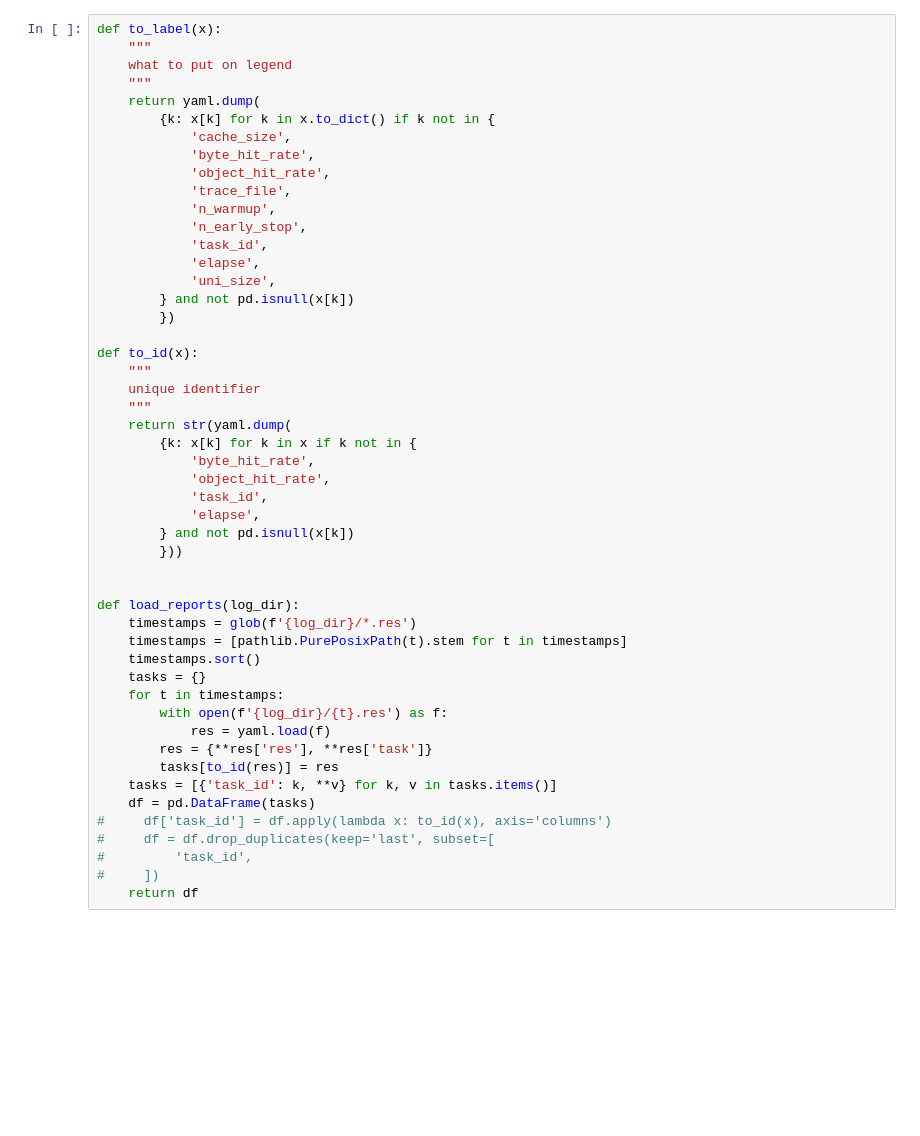
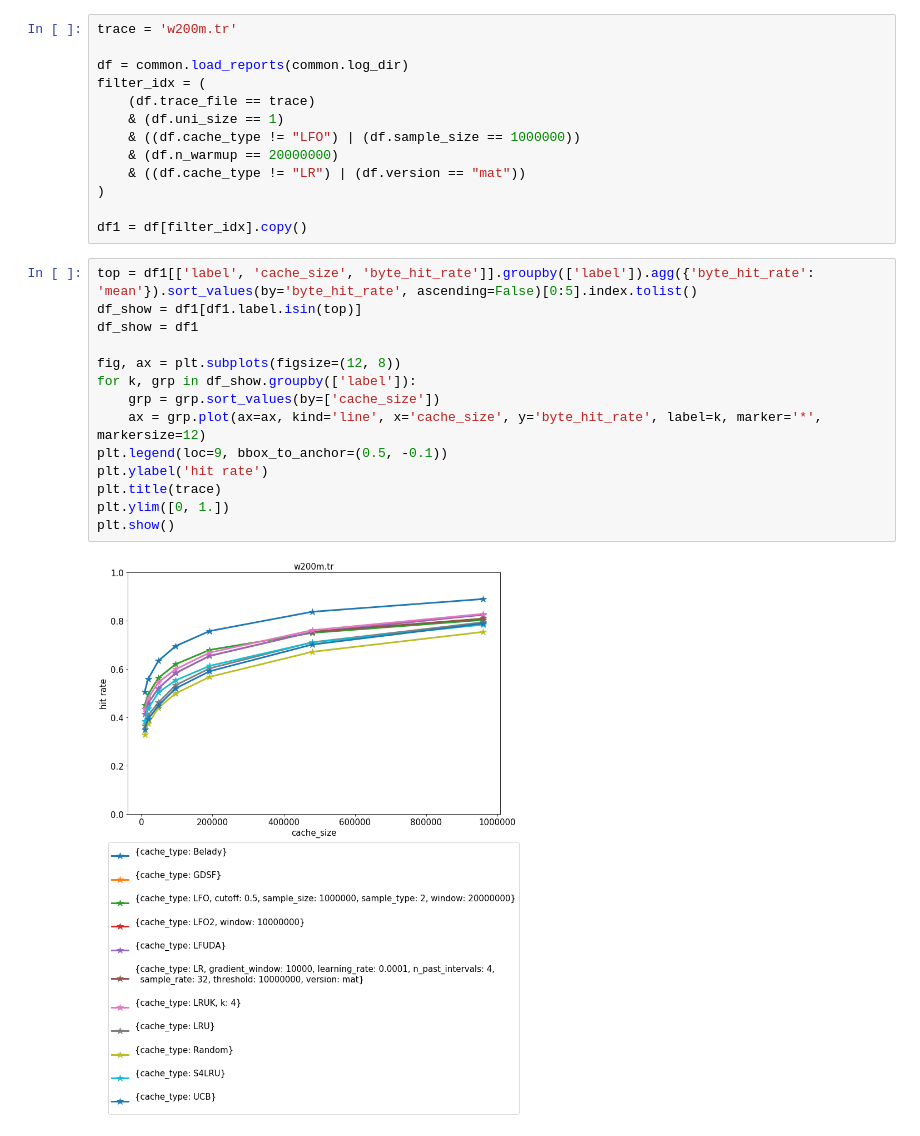
Before and after one commit to dasebe/webcachesim, a Jupyter notebook: notebook/evaluation-wiki.ipynb, the cells around one changed output. Drawn from its saved outputs; the diff is of its cells as text; blank space fills up the shorter version.

```diff
--- a/notebook/evaluation-wiki.ipynb
+++ b/notebook/evaluation-wiki.ipynb
@@ -24,50 +22,29 @@ log_dir = '/data/zhenyus/webcachesim/log'
-# %%
-def to_label(x):
-    """
-    what to put on legend
-    """
-    return yaml.dump(
-        {k: x[k] for k in x.to_dict() if k not in {
-            'cache_size',
-            'byte_hit_rate',
-            'object_hit_rate',
-            'trace_file',
-            'n_warmup',
-            'n_early_stop',
-            'task_id',
-            'elapse',
-            'uni_size',
-        } and not pd.isnull(x[k])
-        })
-
-def to_id(x):
-    """
-    unique identifier
-    """
-    return str(yaml.dump(
-        {k: x[k] for k in x if k not in {
-            'byte_hit_rate',
-            'object_hit_rate',
-            'task_id',
-            'elapse',
-        } and not pd.isnull(x[k])
-        }))
-
-
-def load_reports(log_dir):
-    timestamps = glob(f'{log_dir}/*.res')
-    timestamps = [pathlib.PurePosixPath(t).stem for t in timestamps]
-    timestamps.sort()
-    tasks = {}
-    for t in timestamps:
-        with open(f'{log_dir}/{t}.res') as f:
-            res = yaml.load(f)
-        res = {**res['res'], **res['task']}
-        tasks[to_id(res)] = res
-    tasks = [{'task_id': k, **v} for k, v in tasks.items()]
-    df = pd.DataFrame(tasks)
-#     df['task_id'] = df.apply(lambda x: to_id(x), axis='columns')
-#     df = df.drop_duplicates(keep='last', subset=[
-#         'task_id',
-#     ])
-    return df
+# %%
+trace = 'w200m.tr'
+
+df = common.load_reports(common.log_dir)
+filter_idx = (
+    (df.trace_file == trace)
+    & (df.uni_size == 1)
+    & ((df.cache_type != "LFO") | (df.sample_size == 1000000))
+    & (df.n_warmup == 20000000)
+    & ((df.cache_type != "LR") | (df.version == "mat"))
+)
+
+df1 = df[filter_idx].copy()
+# %%
+top = df1[['label', 'cache_size', 'byte_hit_rate']].groupby(['label']).agg({'byte_hit_rate': 'mean'}).sort_values(by='byte_hit_rate', ascending=False)[0:5].index.tolist()
+df_show = df1[df1.label.isin(top)]
+df_show = df1
+
+fig, ax = plt.subplots(figsize=(12, 8))
+for k, grp in df_show.groupby(['label']):
+    grp = grp.sort_values(by=['cache_size'])
+    ax = grp.plot(ax=ax, kind='line', x='cache_size', y='byte_hit_rate', label=k, marker='*', markersize=12)
+plt.legend(loc=9, bbox_to_anchor=(0.5, -0.1))
+plt.ylabel('hit rate')
+plt.title(trace)
+plt.ylim([0, 1.])
+plt.show()
+# %% [output]
+[figure, added]
```
Also changed, not shown: parts of 23 cells of this notebook, 7 other files.
